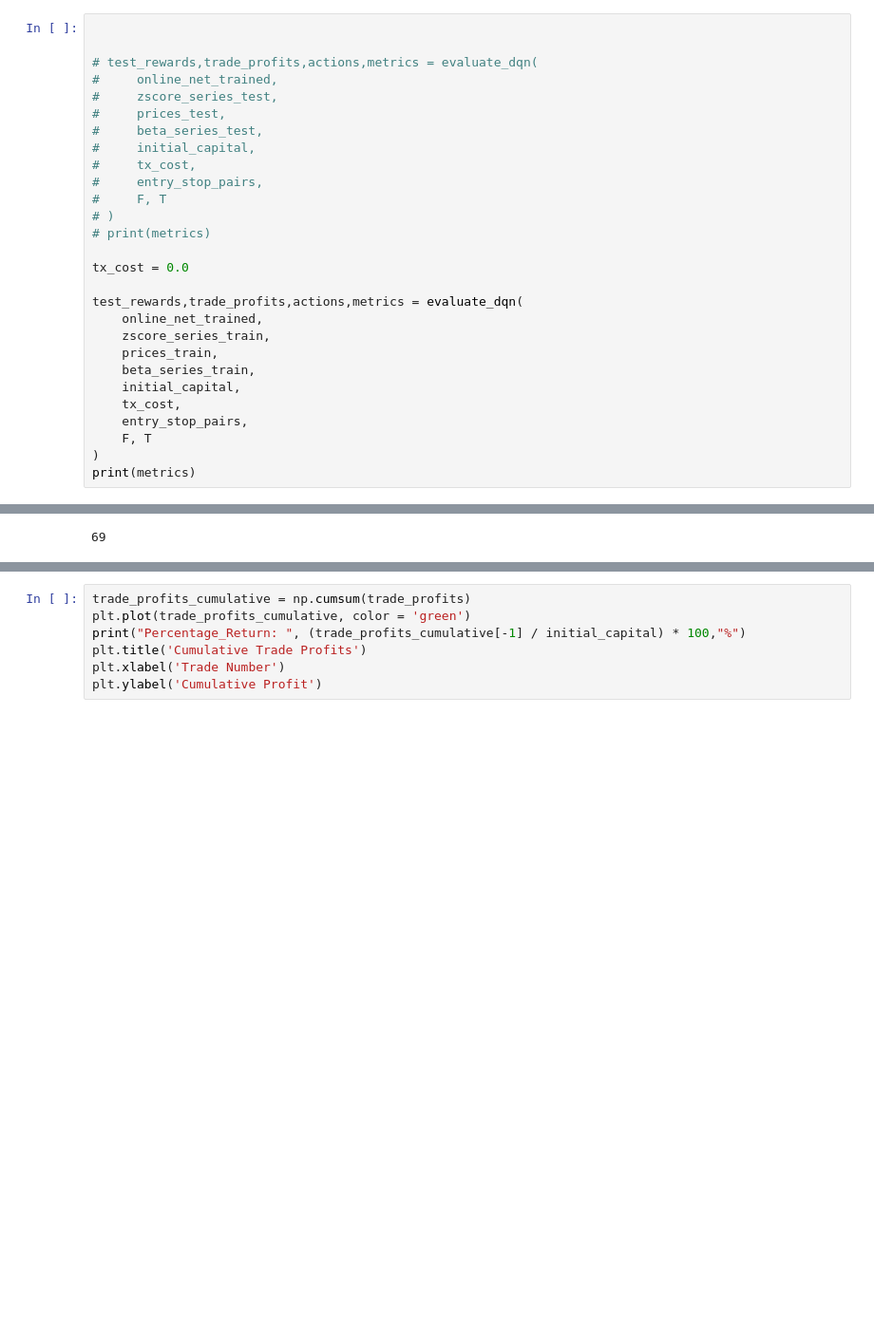
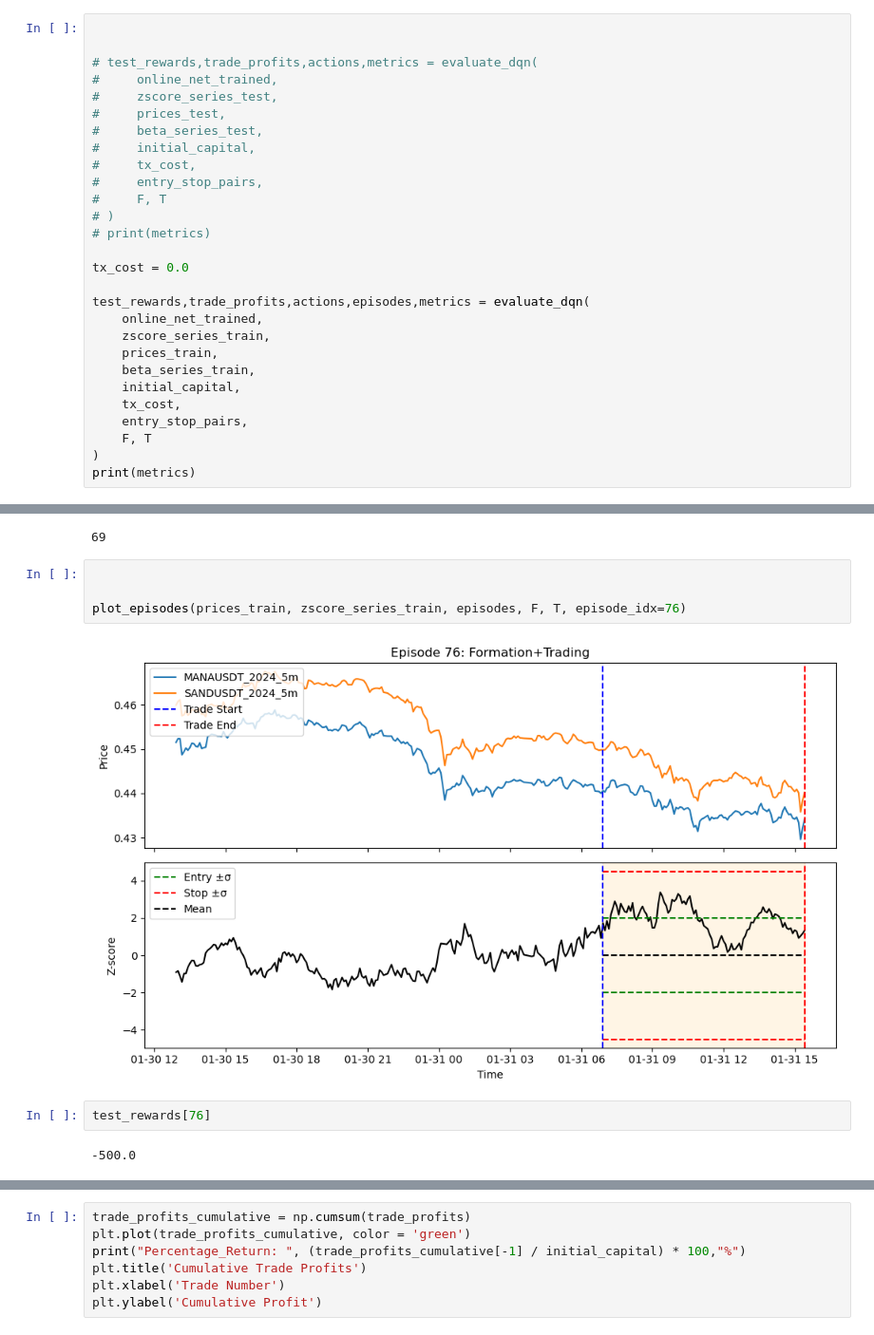
Before and after one commit to alexandrosdp/PairsTrading, a Jupyter notebook: deep_q_learning.ipynb, the cells around one changed output, grey strips where cells are left out. Shown: that part at 95% size. Drawn from its saved outputs; the diff is of its cells as text; blank space fills up the shorter version.

Commit message:
Added plotting function to show agents actions for each window

```diff
--- a/deep_q_learning.ipynb
+++ b/deep_q_learning.ipynb
@@ -228,7 +218,7 @@ online_net_trained.load_state_dict(torch.load('dqn_model.pth'))
 
 tx_cost = 0.0
 
-test_rewards,trade_profits,actions,metrics = evaluate_dqn(
+test_rewards,trade_profits,actions,episodes,metrics = evaluate_dqn(
     online_net_trained,
     zscore_series_train,
     prices_train,
@@ -287,3 +246,13 @@ trade_profits
 len(trade_profits)
 # %% [output]
 69
+# %%
+
+
+plot_episodes(prices_train, zscore_series_train, episodes, F, T, episode_idx=76)
+# %% [output]
+[figure, added]
+# %%
+test_rewards[76]
+# %% [output]
+-500.0
```
Also changed, not shown: parts of 8 cells of this notebook, 1 other file.
